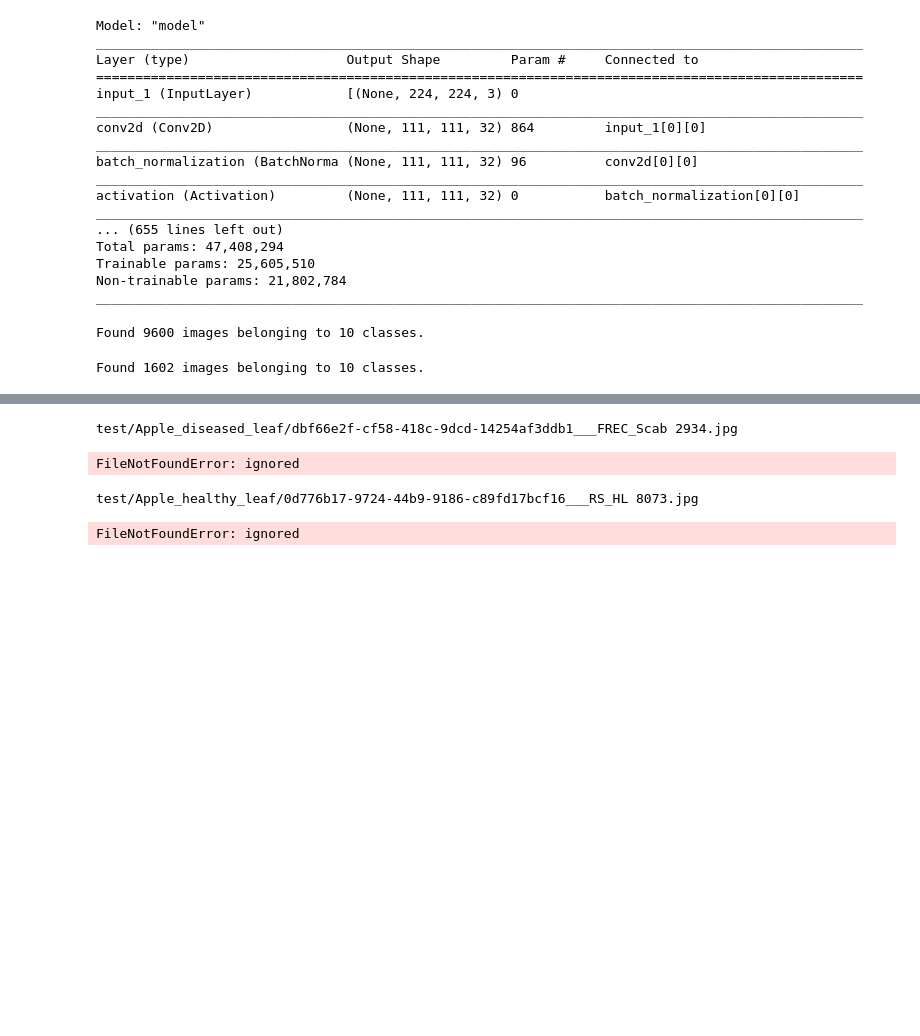
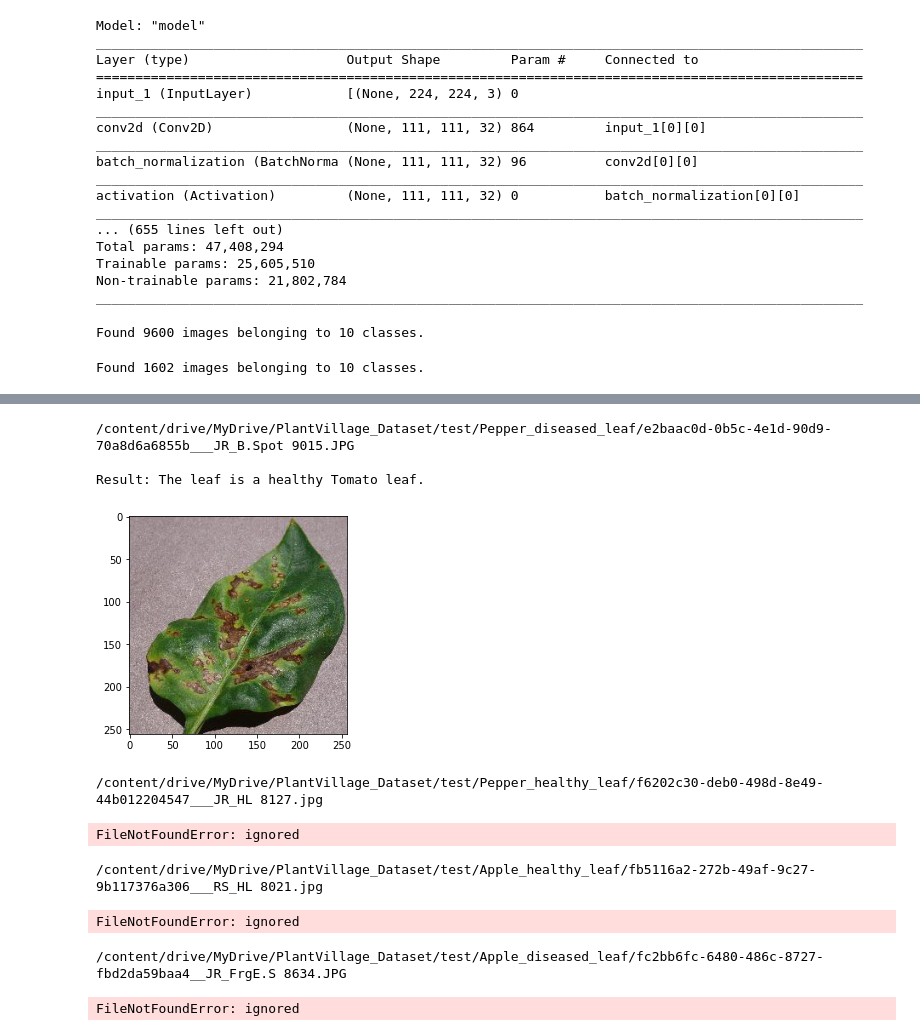
Before and after one commit to Trushali29/Artificial-Intelligence-In-Agritculture, a Jupyter notebook: LeafClassification.ipynb, the cells around one changed output, grey strips where cells are left out. Drawn from its saved outputs; the diff is of its cells as text; code cells hidden in the pictures; blank space fills up the shorter version.

```diff
--- a/LeafClassification.ipynb
+++ b/LeafClassification.ipynb
@@ -217,18 +227,38 @@ def outcome_and_image(img_path,model):
+# %%
+# diseased pepper leaf
+img_path = '/content/drive/MyDrive/PlantVillage_Dataset/test/Pepper_diseased_leaf/e2baac0d-0b5c-4e1d-90d9-70a8d6a6855b___JR_B.Spot 9015.JPG'
+im, output = outcome_and_image(img_path, model)
+im
+print(f'Result: {output}')
+# %% [output]
+/content/drive/MyDrive/PlantVillage_Dataset/test/Pepper_diseased_leaf/e2baac0d-0b5c-4e1d-90d9-70a8d6a6855b___JR_B.Spot 9015.JPG
+
+Result: The leaf is a healthy Tomato leaf.
+[figure, added]
+# %%
+# healthy pepper leaf
+img_path = '/content/drive/MyDrive/PlantVillage_Dataset/test/Pepper_healthy_leaf/f6202c30-deb0-498d-8e49-44b012204547___JR_HL 8127.jpg'
+im, output = outcome_and_image(img_path, model)
+im
+print(f'Result: {output}')
+# %% [output]
+/content/drive/MyDrive/PlantVillage_Dataset/test/Pepper_healthy_leaf/f6202c30-deb0-498d-8e49-44b012204547___JR_HL 8127.jpg
+FileNotFoundError: ignored
+# %%
+# healthy apple leaf
+img_path = '/content/drive/MyDrive/PlantVillage_Dataset/test/Apple_healthy_leaf/fb5116a2-272b-49af-9c27-9b117376a306___RS_HL 8021.jpg'
+im, output = outcome_and_image(img_path,model)
+im
+print(f'Result: {output}')
+# %% [output]
+/content/drive/MyDrive/PlantVillage_Dataset/test/Apple_healthy_leaf/fb5116a2-272b-49af-9c27-9b117376a306___RS_HL 8021.jpg
+FileNotFoundError: ignored
 # %%
 # diseased apple leaf
-img_path = 'test/Apple_diseased_leaf/dbf66e2f-cf58-418c-9dcd-14254af3ddb1___FREC_Scab 2934.jpg'
+img_path = '/content/drive/MyDrive/PlantVillage_Dataset/test/Apple_diseased_leaf/fc2bb6fc-6480-486c-8727-fbd2da59baa4__JR_FrgE.S 8634.JPG'
 im, output = outcome_and_image(img_path,model)
 im
 print(f'Result: {output}')
 # %% [output]
-test/Apple_diseased_leaf/dbf66e2f-cf58-418c-9dcd-14254af3ddb1___FREC_Scab 2934.jpg
+/content/drive/MyDrive/PlantVillage_Dataset/test/Apple_diseased_leaf/fc2bb6fc-6480-486c-8727-fbd2da59baa4__JR_FrgE.S 8634.JPG
 FileNotFoundError: ignored
-# %%
-# healthy apple leaf
-img_path = 'test/Apple_healthy_leaf/0d776b17-9724-44b9-9186-c89fd17bcf16___RS_HL 8073.jpg'
-im, output = outcome_and_image(img_path,model)
-im
-print(f'Result: {output}')
-# %% [output]
-test/Apple_healthy_leaf/0d776b17-9724-44b9-9186-c89fd17bcf16___RS_HL 8073.jpg
-FileNotFoundError: ignored
```
Also changed, not shown: parts of 13 cells of this notebook.
